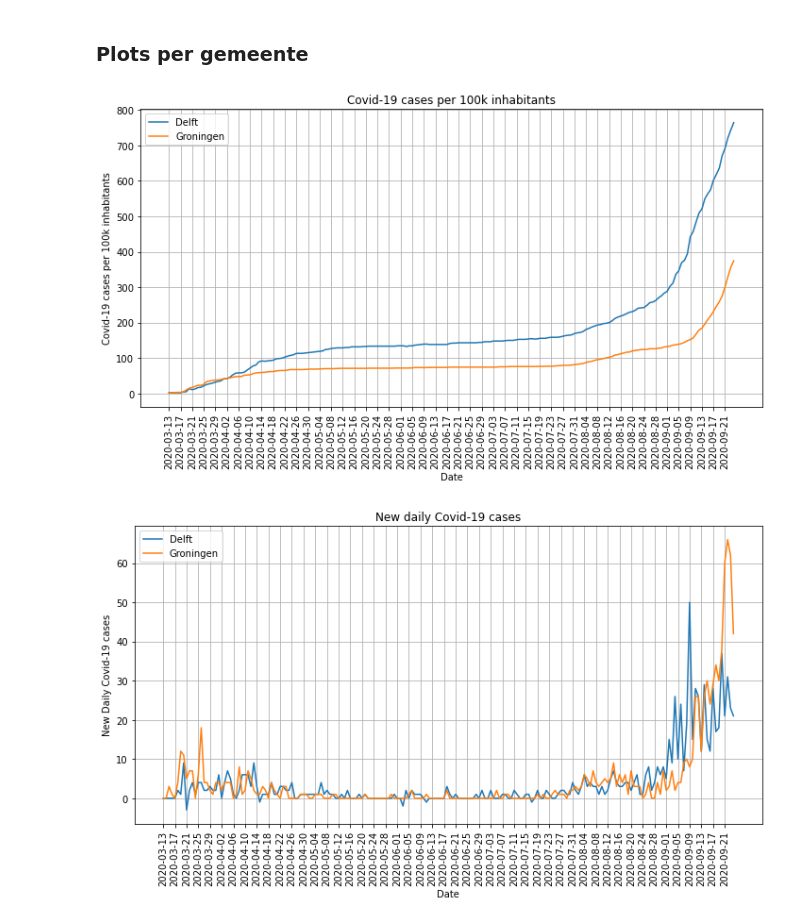
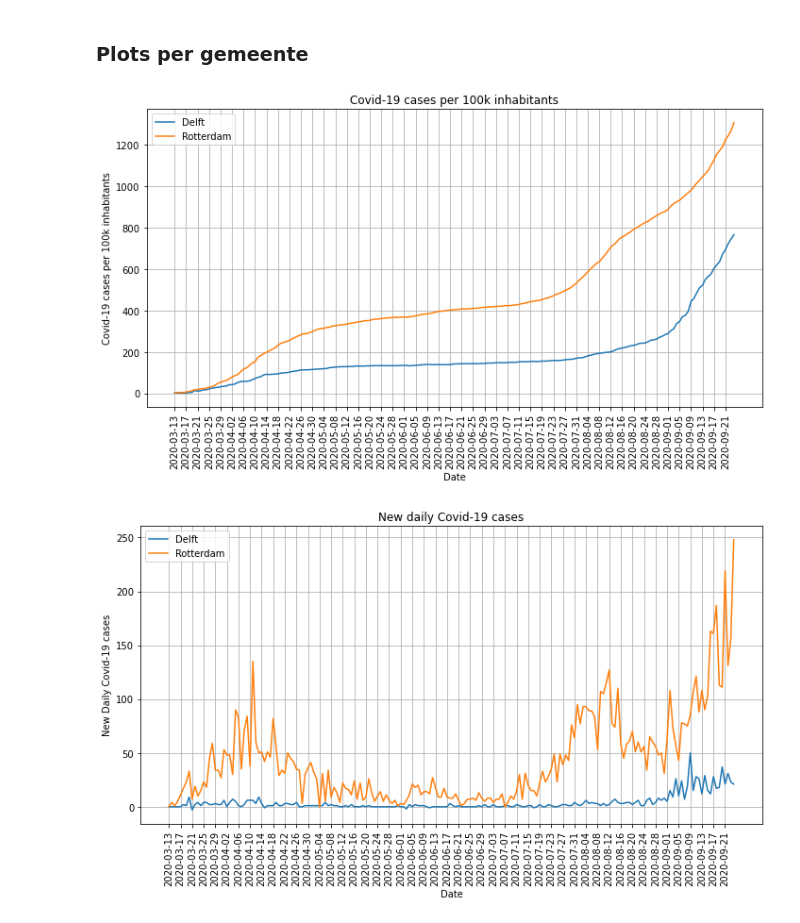
Before and after one commit to tom-py/covid-19_cases_netherlands, a Jupyter notebook: Covid-19_cases_per_city_Netherlands.ipynb, the cells around one changed output. Drawn from its saved outputs; the diff is of its cells as text; code cells hidden in the pictures.

```diff
--- a/Covid-19_cases_per_city_Netherlands.ipynb
+++ b/Covid-19_cases_per_city_Netherlands.ipynb
@@ -42,20 +34,22 @@ population.loc['Enschede','population'] = 159082
 # %%
 #There does not seem to be an url to a csv with the population of each Gemeente. Let's use this csv from opendata.cbs.nl
-population2 = pd.read_csv('gemeente_population.csv')
+population = pd.read_csv('gemeente_population.csv')
 #Adjust the dataframe
-population2.set_index('Bevolkingsontwikkeling; regio per maand',inplace=True)
-population2.index.name = None
+population.set_index('Bevolkingsontwikkeling; regio per maand',inplace=True)
+population.index.name = None
 #Unfortunately for many Gemeentes there is no population data, so we have to drop those rows
 #If necessary, data can be taken from here: https://nl.wikipedia.org/wiki/Tabel_van_Nederlandse_gemeenten
-population2.dropna(inplace=True)
-population2.drop(['Unnamed: 1','Unnamed: 2'],axis =1,inplace=True)
+population.dropna(inplace=True)
+population.drop(['Unnamed: 1','Unnamed: 2'],axis =1,inplace=True)
 #Rename the column
-population2['Population'] = population2['Unnamed: 3']
-population2.drop(['Unnamed: 3'],axis =1,inplace=True)
+population['Population'] = population['Unnamed: 3']
+population.drop(['Unnamed: 3'],axis =1,inplace=True)
 #Remove the "gemeente" word from some index values
-for val in population2.index:
+for val in population.index:
     if '(gemeente)' in val:
-        population2.rename(index={val:val.split('(')[0][:-1]}, inplace = True)
+        population.rename(index={val:val.split('(')[0][:-1]}, inplace = True)
+#Convert the values to int
+population['Population'] = population['Population'].astype('int')
 # %%
 #Create a new dataframe for the national data
 df_netherlands = df.groupby(df.index).sum()
@@ -135,7 +129,7 @@ plt.tight_layout()
 plt.figure(figsize=(10,6))
 
 plot_city('Delft',df,population,'Total_reported',True)
-plot_city('Groningen',df,population,'Total_reported',True)
+plot_city('Rotterdam',df,population,'Total_reported',True)
 
 plt.xticks(rotation=90)
 plt.xticks(np.arange(0, days,4))
@@ -146,23 +140,23 @@ plt.ylabel('Covid-19 cases per 100k inhabitants')
 plt.grid()
 plt.tight_layout()
 # %% [output]
-[figure, old version]
+[figure, new version]
 # %%
 plt.figure(figsize=(10,6))
 
 plot_city('Delft',df,population,'New_cases')
-plot_city('Groningen',df,population,'New_cases')
+plot_city('Rotterdam',df,population,'New_cases')
 
 plt.xticks(rotation=90)
 plt.xticks(np.arange(0, days,4))
 plt.legend()
 plt.title('New daily Covid-19 cases')
 plt.xlabel('Date')
 plt.ylabel('New Daily Covid-19 cases')
 plt.grid()
 plt.tight_layout()
 # %% [output]
-[figure, old version]
+[figure, new version]
 # %%
 plt.figure(figsize=(10,6))
 
```
Also changed, not shown: parts of 3 cells of this notebook.
